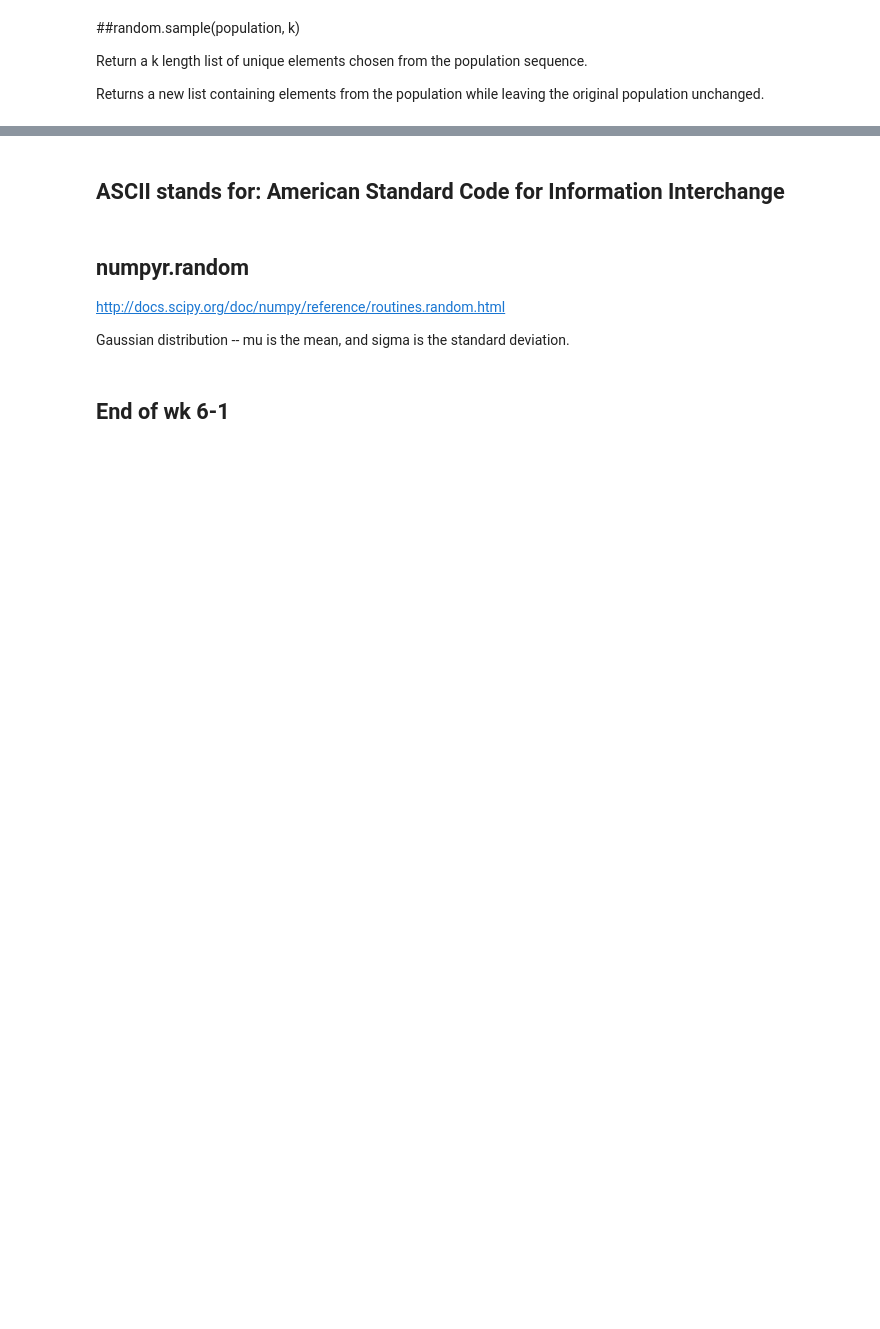
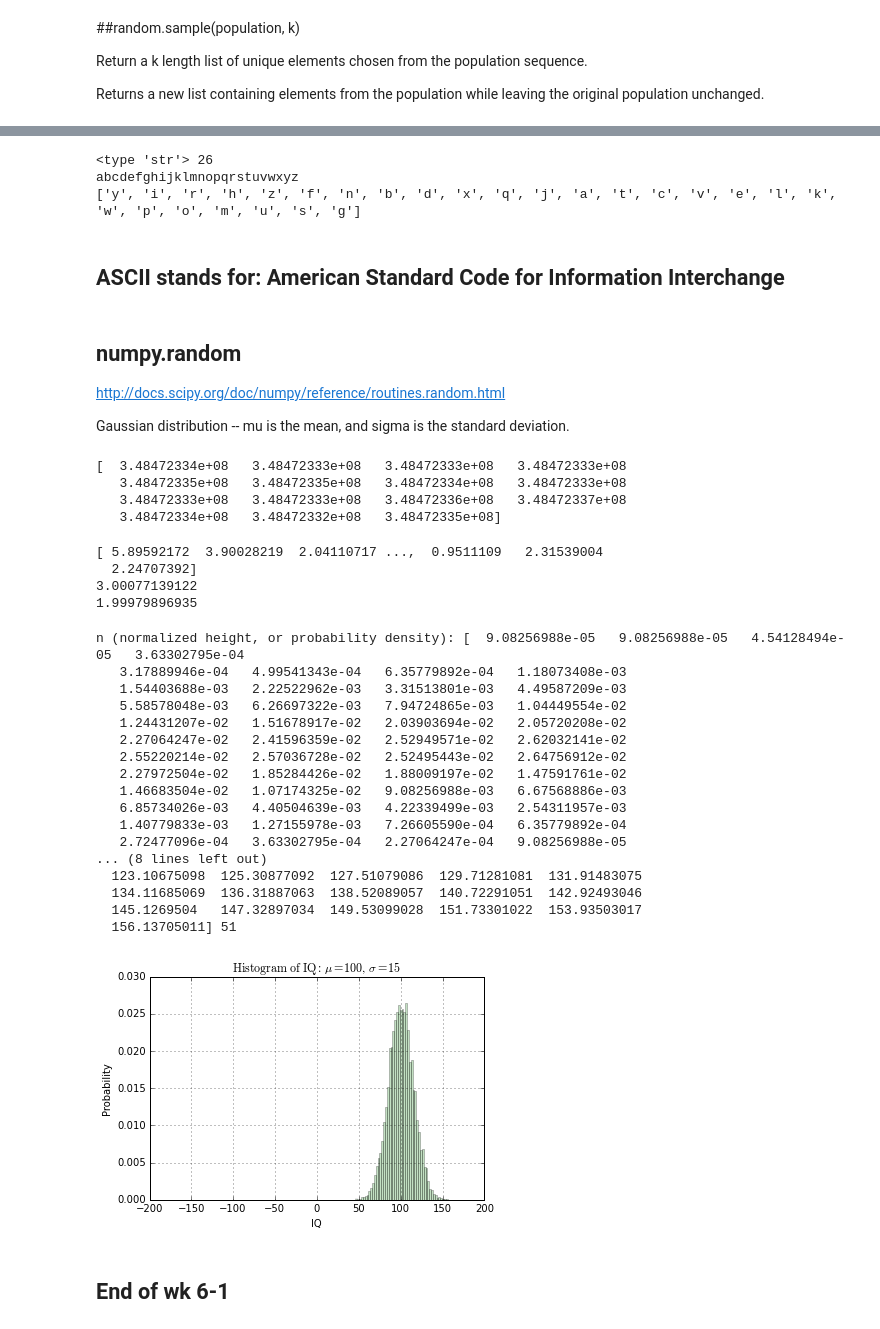
Before and after one commit to compphys-jvbaca/comp-phys, a Jupyter notebook: PhysPy-wk6_2015S.ipynb, the cells around one changed output, grey strips where cells are left out. Saved outputs shown, nothing was run; the diff lists cells and outputs as text; code cells hidden in the pictures; blank space fills up the shorter version.

```diff
--- a/PhysPy-wk6_2015S.ipynb
+++ b/PhysPy-wk6_2015S.ipynb
@@ -336,57 +340,90 @@ print type(ascii_lowercase), len(ascii_lowercase)
 # and therefore, there is no fundamental difference between them in terms of how they
 # are treated and used in Python.
 print ascii_lowercase
-print sample(ascii_lowercase, 10)
+print sample(ascii_lowercase, 26)
+# %% [output]
+<type 'str'> 26
+abcdefghijklmnopqrstuvwxyz
+['y', 'i', 'r', 'h', 'z', 'f', 'n', 'b', 'd', 'x', 'q', 'j', 'a', 't', 'c', 'v', 'e', 'l', 'k', 'w', 'p', 'o', 'm', 'u', 's', 'g']
 # %% [markdown]
 ## ASCII stands for: American Standard Code for Information Interchange
 # %% [markdown]
-## numpyr.random
+## numpy.random
 
 http://docs.scipy.org/doc/numpy/reference/routines.random.html
 
 Gaussian distribution -- mu is the mean, and sigma is the standard deviation.
 # %%
 from numpy.random import randn
-x = randn()
+x = randn(15) +348472334
 print x
+# %% [output]
+[  3.48472334e+08   3.48472333e+08   3.48472333e+08   3.48472333e+08
+   3.48472335e+08   3.48472335e+08   3.48472334e+08   3.48472333e+08
+   3.48472333e+08   3.48472333e+08   3.48472336e+08   3.48472337e+08
+   3.48472334e+08   3.48472332e+08   3.48472335e+08]
 # %%
 import numpy as np
 from numpy.random import randn
-x = randn(10)*2. + 3.
+x = randn(10000000)*2. + 3.
 print x
 print np.mean(x)
 print np.std(x)
+# %% [output]
+[ 5.89592172  3.90028219  2.04110717 ...,  0.9511109   2.31539004
+  2.24707392]
+3.00077139122
+1.99979896935
 # %%
 %matplotlib inline
 import numpy as np
 import matplotlib.pyplot as plt
 
 
 x = np.random.randn(10000)*15 + 100
 fig = plt.figure()
 ax = fig.add_subplot(111)
 
 # the histogram of the data
 
 Nbins = 50
 # normed=1: the total area adds up to 1; # alpha: level of tranparency.
-n, bins, patches = ax.hist(x, Nbins, normed=1, facecolor='green', alpha=.5)
+n, bins, patches = ax.hist(x, Nbins, normed=1, facecolor='green', alpha=0.235)
 print 'n (normalized height, or probability density):', n, len(n)
 print 'bins (locations of bin edges):', bins, len(bins)
 
 # hist uses np.histogram under the hood to create 'n' and 'bins'.
 # np.histogram returns the bin edges, so there will be Nbin probability
 # density values (n), Nbin+1 bin edges (bins), and finally, Nbin patches.
 
 ax.set_xlabel('IQ')
 ax.set_ylabel('Probability')
 # The is Latex, a typsetting "program".
 ax.set_title(r'$\mathrm{Histogram\ of\ IQ:}\ \mu=100,\ \sigma=15$')
 # Pay attention to how the x and y axis limits are set.
-ax.set_xlim(0, 200)
+ax.set_xlim(-200, 200)
 ax.set_ylim(0, 0.03)
 ax.grid(True)
 
 plt.show()
+# %% [output]
+n (normalized height, or probability density): [  9.08256988e-05   9.08256988e-05   4.54128494e-05   3.63302795e-04
+   3.17889946e-04   4.99541343e-04   6.35779892e-04   1.18073408e-03
+   1.54403688e-03   2.22522962e-03   3.31513801e-03   4.49587209e-03
+   5.58578048e-03   6.26697322e-03   7.94724865e-03   1.04449554e-02
+   1.24431207e-02   1.51678917e-02   2.03903694e-02   2.05720208e-02
+   2.27064247e-02   2.41596359e-02   2.52949571e-02   2.62032141e-02
+   2.55220214e-02   2.57036728e-02   2.52495443e-02   2.64756912e-02
+   2.27972504e-02   1.85284426e-02   1.88009197e-02   1.47591761e-02
+   1.46683504e-02   1.07174325e-02   9.08256988e-03   6.67568886e-03
+   6.85734026e-03   4.40504639e-03   4.22339499e-03   2.54311957e-03
+   1.40779833e-03   1.27155978e-03   7.26605590e-04   6.35779892e-04
+   2.72477096e-04   3.63302795e-04   2.27064247e-04   9.08256988e-05
+... (8 lines left out)
+  123.10675098  125.30877092  127.51079086  129.71281081  131.91483075
+  134.11685069  136.31887063  138.52089057  140.72291051  142.92493046
+  145.1269504   147.32897034  149.53099028  151.73301022  153.93503017
+  156.13705011] 51
+[figure, added]
 # %% [markdown]
 ## End of wk 6-1
```
Also changed, not shown: parts of 2 cells of this notebook.
